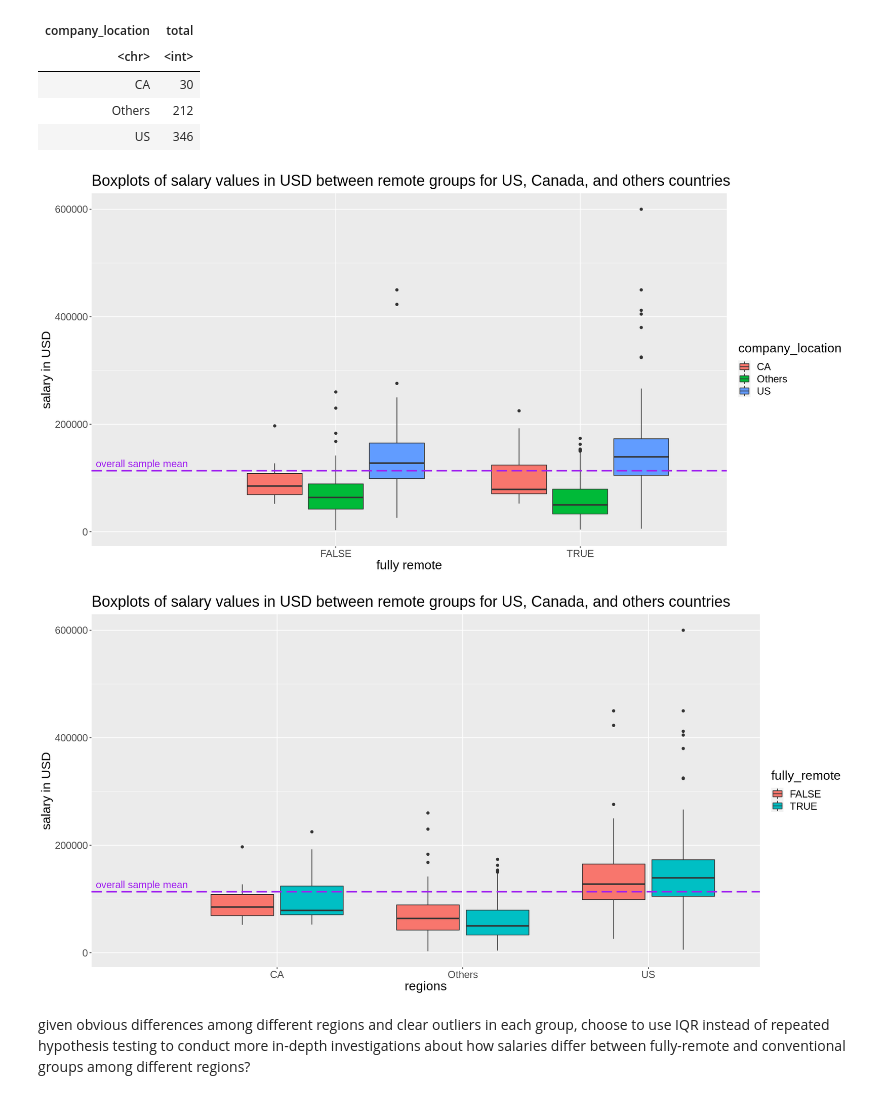
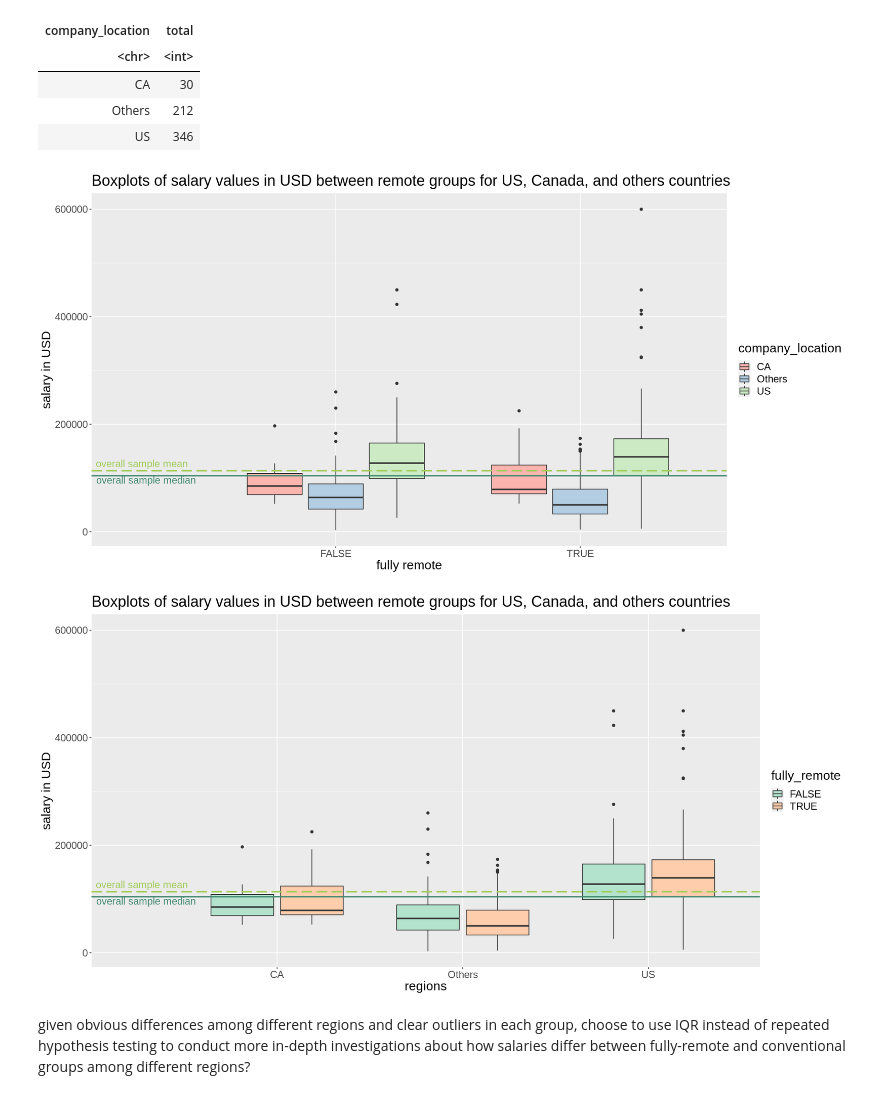
Before and after one commit to ludioludius/STAT201-Project, a Jupyter notebook: Final_Report_Draft.ipynb, the cells around one changed output. Saved outputs shown, nothing was run; the diff lists cells and outputs as text; code cells hidden in the pictures.

Commit message:
Changed colour palette

```diff
--- a/Final_Report_Draft.ipynb
+++ b/Final_Report_Draft.ipynb
@@ -602,31 +608,39 @@ A tibble: 3 × 2
 # %%
 boxplots_remote_regions <- remote_binary_region_groups %>%
     ggplot(aes(x = fully_remote, y = salary_in_usd, fill = company_location)) +
+    scale_fill_brewer(palette = "Pastel1") +
     geom_boxplot() +
     xlab("fully remote") +
     ylab("salary in USD") +
     ggtitle("Boxplots of salary values in USD between remote groups for US, Canada, and others countries") +
     theme(text = element_text(size=18)) +
     # geom_hline(yintercept = median_overall, color="red", size = 1, linetype = "longdash")
-    geom_hline(yintercept = mean_overall, color="purple", size = 1, linetype = "longdash") +
-        annotate("text", x = 0, y = mean_overall,label = "overall sample mean", color = "purple", size = 5, hjust = -0.05, vjust = -0.5)
+    geom_hline(yintercept = mean_overall, color = "darkolivegreen3", size = 1, linetype = "longdash") +
+        annotate("text", x = 0, y = mean_overall,label = "overall sample mean", color = "darkolivegreen3", size=5, hjust = -0.05, vjust = -0.5) +
+    geom_hline(yintercept = median_overall, color = "aquamarine4", size = 1, linetype = "solid") +
+        annotate("text", x = 0, y = median_overall,label = "overall sample median", color = "aquamarine4", size=5, hjust = -0.05, vjust = 1.1)
+
 boxplots_remote_regions
 # %% [output]
-[figure, old version]
+[figure, new version]
 # %%
 boxplots_regions_remote <- remote_binary_region_groups %>%
     ggplot(aes(x = company_location, y = salary_in_usd, fill = fully_remote)) +
+    scale_fill_brewer(palette = "Pastel2") +
     geom_boxplot() +
     xlab("regions") +
     ylab("salary in USD") +
     ggtitle("Boxplots of salary values in USD between remote groups for US, Canada, and others countries") +
     theme(text = element_text(size=18)) +
     # geom_hline(yintercept = median_overall, color="red", size = 1, linetype = "longdash")
-    geom_hline(yintercept = mean_overall, color="purple", size = 1, linetype = "longdash") +
-        annotate("text", x = 0, y = mean_overall,label = "overall sample mean", color = "purple", size = 5, hjust = -0.05, vjust = -0.5)
+    geom_hline(yintercept = mean_overall, color = "darkolivegreen3", size = 1, linetype = "longdash") +
+        annotate("text", x = 0, y = mean_overall,label = "overall sample mean", color = "darkolivegreen3", size=5, hjust = -0.05, vjust = -0.5) +
+    geom_hline(yintercept = median_overall, color = "aquamarine4", size = 1, linetype = "solid") +
+        annotate("text", x = 0, y = median_overall,label = "overall sample median", color = "aquamarine4", size=5, hjust = -0.05, vjust = 1.1)
+
 boxplots_regions_remote
 # %% [output]
-[figure, old version]
+[figure, new version]
 # %% [markdown]
 given obvious differences among different regions and clear outliers in each group, choose to use IQR instead of repeated hypothesis testing to conduct more in-depth investigations about how salaries differ between fully-remote and conventional groups among different regions?
 # %%
```
Also changed, not shown: parts of 3 cells of this notebook.
